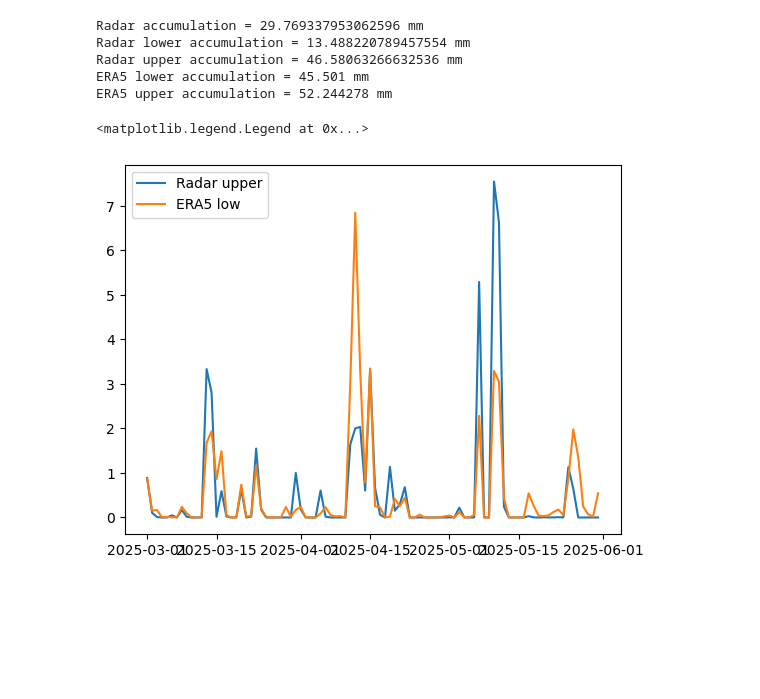
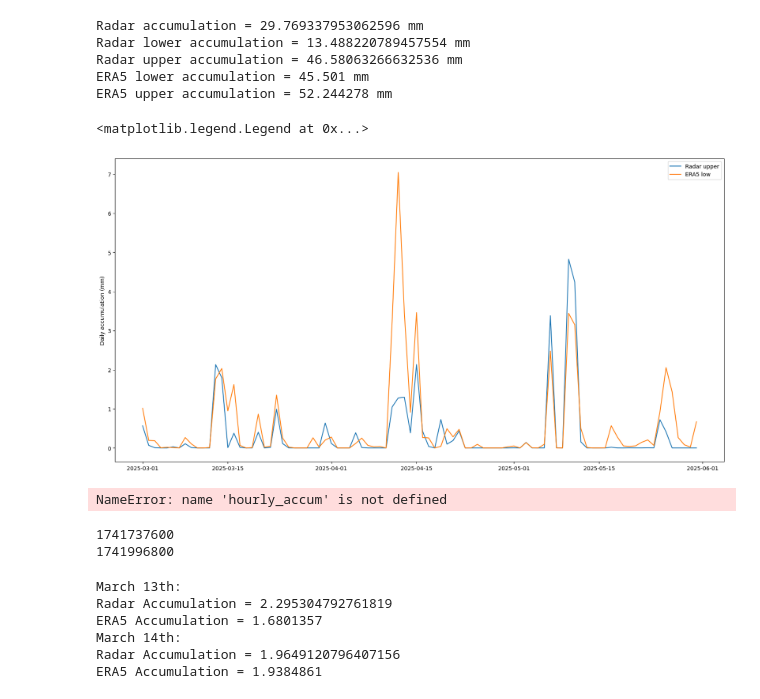
Before and after one commit to Troll-Observing-Network/neumayer-snowfall, a Jupyter notebook: TrollMarchAccum.ipynb, the cells around one changed output. Saved outputs shown, nothing was run; the diff lists cells and outputs as text; code cells hidden in the pictures; blank space fills up the shorter version.

Commit message:
hourly plots

```diff
--- a/TrollMarchAccum.ipynb
+++ b/TrollMarchAccum.ipynb
@@ -273,11 +279,16 @@ ERA5 lower accumulation = 45.501 mm
 ERA5 upper accumulation = 52.244278 mm
 # %%
 dates = np.arange('2025-03-01', '2025-06-01', dtype='datetime64[D]')
+accum_daily_mean = (accum_daily_low+accum_daily_high)/2
 
-plt.plot(dates, radar_accum_lower, label='Radar upper')
-plt.plot(dates, accum_daily_low, label='ERA5 low')
+plt.figure(figsize=(20, 10))
+plt.plot(dates, radar_accum, label='Radar upper')
+plt.plot(dates, accum_daily_mean, label='ERA5 low')
+#plt.fill_between(dates, accum_daily_low, accum_daily_high)
+#plt.fill_between(dates, radar_accum_upper, radar_accum_lower)
+plt.ylabel("Daily accumulation (mm)")
 #plt.plot(dates, accum_daily_high, label='ERA5 high')
 plt.legend()
 # %% [output]
 <matplotlib.legend.Legend at 0x...>
-[figure, old version]
+[figure, new version]
@@ -283,0 +406,32 @@ plt.legend()
+# %%
+hourly_series = pd.Series(hourly_accum).sort_index()
+hourly_series.name = 'snowfall_accumulation_mm'
+hourly_series.index.name = 'timestamp'
+
+# Optionally export
+hourly_series.to_csv('troll_radar_hourly_accum.csv')
+# %% [output]
+NameError: name 'hourly_accum' is not defined
+# %%
+print(model.variables['valid_time'][264])
+print(model.variables['valid_time'][336])
+
+marchMinMod = minMod[288:336]
+marchMaxMod = maxMod[288:336]
+# %% [output]
+1741737600
+1741996800
+# %%
+print("March 13th: ")
+print("Radar Accumulation = " + str(np.sum(hourly_accum_array[:24])))
+print("ERA5 Accumulation = " + str(np.sum(marchMinMod[:24])))
+print("March 14th: ")
+print("Radar Accumulation = " + str(np.sum(hourly_accum_array[24:])))
+print("ERA5 Accumulation = " + str(np.sum(marchMinMod[24:])))
+# %% [output]
+March 13th:
+Radar Accumulation = 2.295304792761819
+ERA5 Accumulation = 1.6801357
+March 14th:
+Radar Accumulation = 1.9649120796407156
+ERA5 Accumulation = 1.9384861
```
Also changed, not shown: parts of 8 cells of this notebook.
